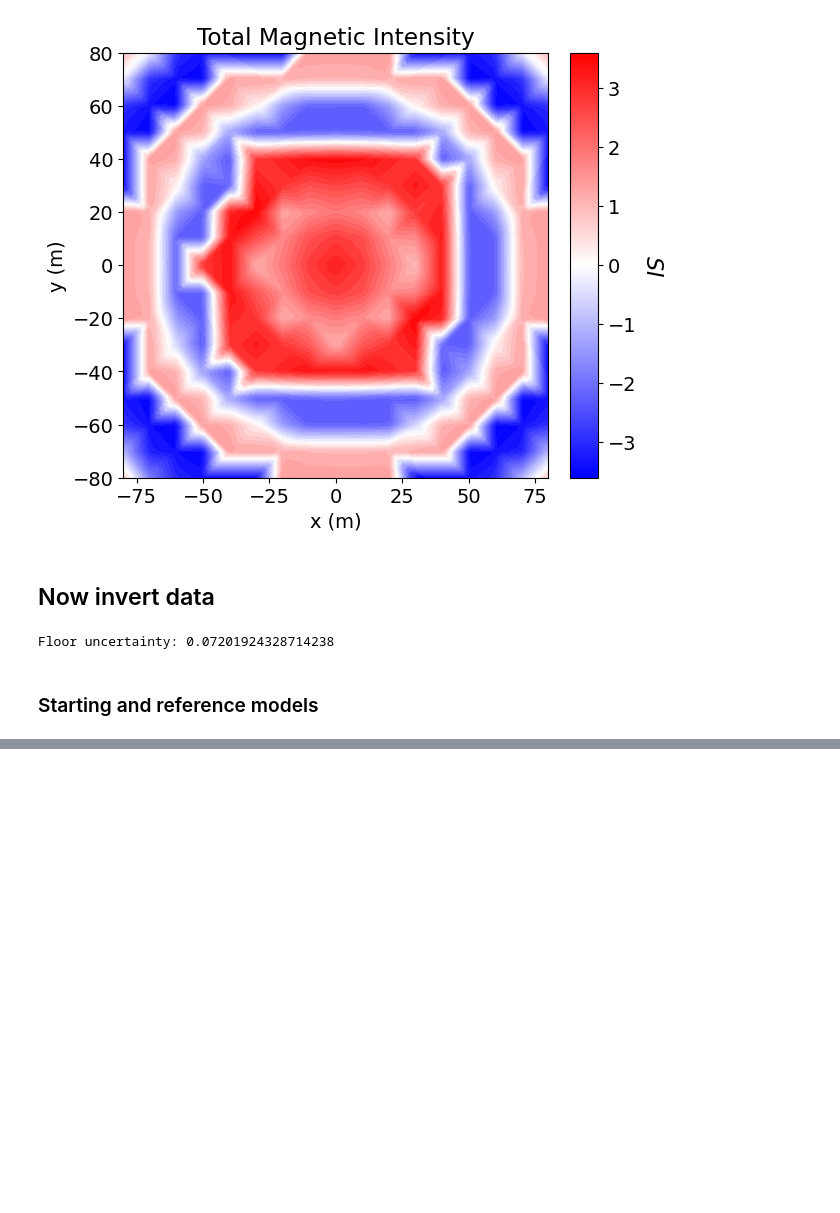
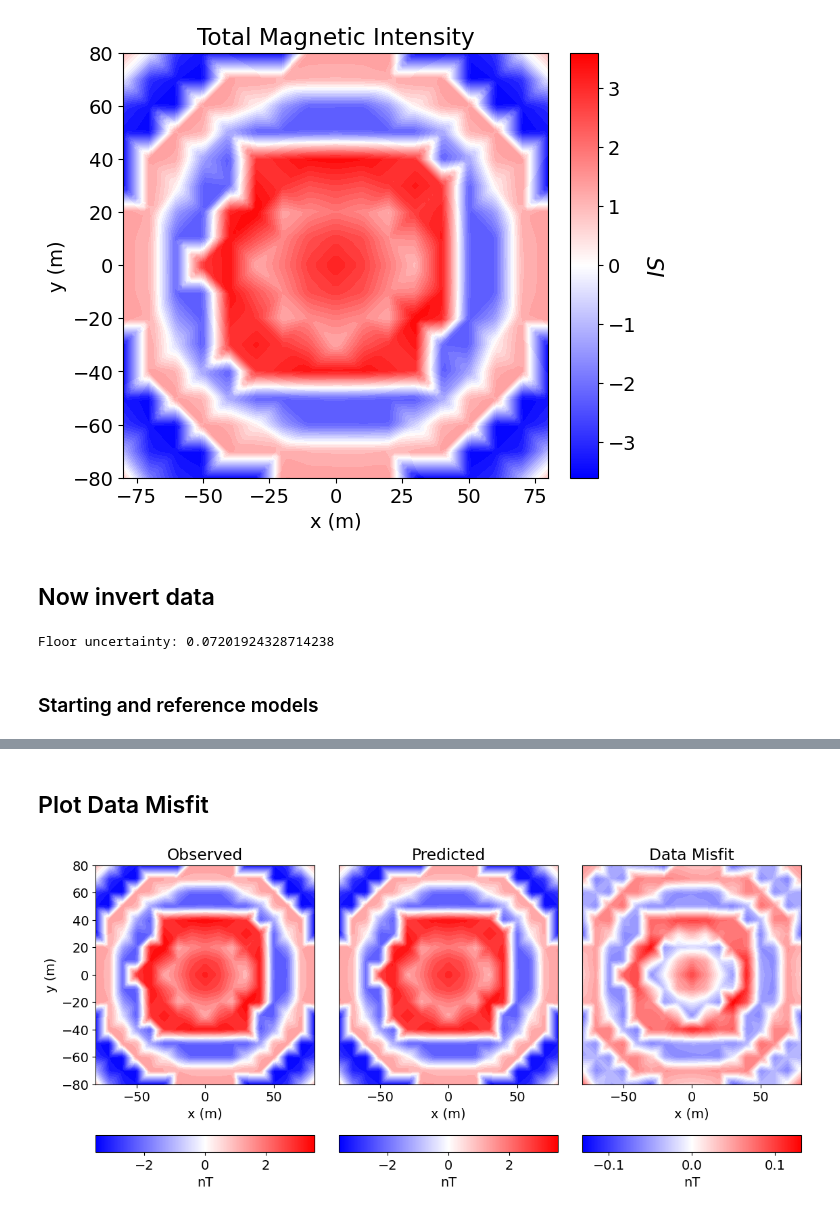
Before and after one commit to jtrustham/EOSC-454-Project-2026, a Jupyter notebook: notebooks/Synthetic_Problem.ipynb, the cells around one changed output, grey strips where cells are left out. Saved outputs shown, nothing was run; the diff lists cells and outputs as text; code cells hidden in the pictures; blank space fills up the shorter version.

Commit message:
Updated Syntehtic Inverse problem

```diff
--- a/notebooks/Synthetic_Problem.ipynb
+++ b/notebooks/Synthetic_Problem.ipynb
@@ -225,5 +240,5 @@ Floor uncertainty: 0.07201924328714238
 # %% [markdown]
 ### Starting and reference models
 # %%
-starting_tensor_model = 1e-6 * np.ones(n_tensor_active)
+starting_tensor_model = 1e-6 * np.ones(n_active)
 reference_tensor_model = np.zeros_like(starting_tensor_model)
@@ -229,0 +252,11 @@ reference_tensor_model = np.zeros_like(starting_tensor_model)
+# %%
+#Using weighted least squares regularization to costrain the rgularization result
+regularization = regularization.WeightedLeastSquares(
+    mesh,
+    active_cells=active_cells,
+    length_scale_x=1.0,
+    length_scale_y=1.0,
+    length_scale_z=1.0,
+    reference_model=reference_tensor_model,
+    reference_model_in_smooth=False,
+)
@@ -229,0 +265,4 @@ reference_tensor_model = np.zeros_like(starting_tensor_model)
+# %%
+optimization = optimization.ProjectedGNCG(
+    maxIter=100, lower=0.0, maxIterLS=20, cg_maxiter=10, cg_rtol=1e-2
+)
@@ -229,0 +271,3 @@ reference_tensor_model = np.zeros_like(starting_tensor_model)
+# %%
+# Full inverse problem definition needs daata misfit, regularization, and optimization objects
+inverse_problem_L2 = inverse_problem.BaseInvProblem(data_misfit, regularization, optimization)
@@ -229,0 +320,46 @@ reference_tensor_model = np.zeros_like(starting_tensor_model)
+# %% [markdown]
+## Plot Data Misfit
+# %%
+# Predicted data with final recovered model.
+dpred_inverse = inverse_problem_L2.dpred
+
+# Observed data | Predicted data | Data misfit
+data_array = np.c_[dobs, dpred_inverse, (dobs - dpred_inverse)]
+
+fig = plt.figure(figsize=(12, 5))
+plot_title = ["Observed", "Predicted", "Data Misfit"]
+plot_units = ["nT", "nT", "nT"]
+
+ax1 = 3 * [None]
+ax2 = 3 * [None]
+norm = 3 * [None]
+cbar = 3 * [None]
+cplot = 3 * [None]
+v_lim = [np.max(np.abs(dobs)), np.max(np.abs(dobs)), np.max(np.abs(dobs - dpred_inverse))]
+
+for ii in range(0, 3):
+    ax1[ii] = fig.add_axes([0.3 * ii + 0.1, 0.2, 0.27, 0.75])
+    norm[ii] = mpl.colors.Normalize(vmin=-v_lim[ii], vmax=v_lim[ii])
+    cplot[ii] = plot2Ddata(
+        receiver_list[0].locations,
+        data_array[:, ii],
+        ax=ax1[ii],
+        ncontour=30,
+        contourOpts={"cmap": "bwr", "norm": norm[ii]},
+    )
+    ax1[ii].set_title(plot_title[ii])
+    ax1[ii].set_xlabel("x (m)")
+    if ii == 0:
+        ax1[ii].set_ylabel("y (m)")
+    else:
+        ax1[ii].set_yticks([])
+
+    ax2[ii] = fig.add_axes([0.3 * ii + 0.1, 0.05, 0.27, 0.05])
+    cbar[ii] = mpl.colorbar.ColorbarBase(
+        ax2[ii], norm=norm[ii], orientation="horizontal", cmap=mpl.cm.bwr
+    )
+    cbar[ii].set_label(plot_units[ii], labelpad=5)
+
+plt.show()
+# %% [output]
+[figure, added]
```
Also changed, not shown: parts of 13 cells of this notebook.
